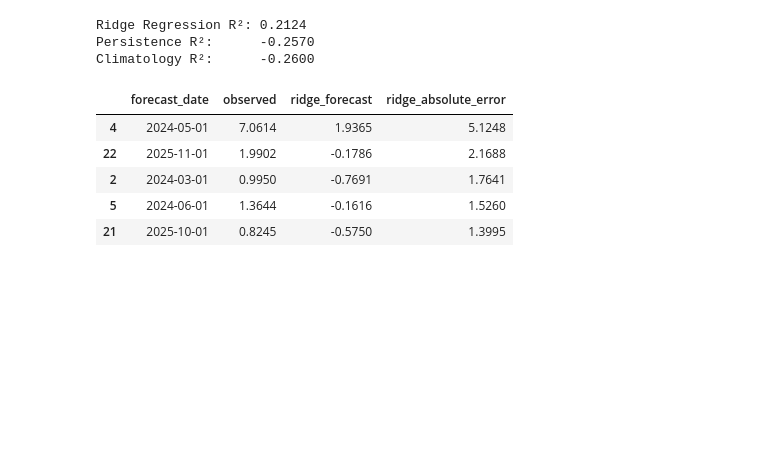
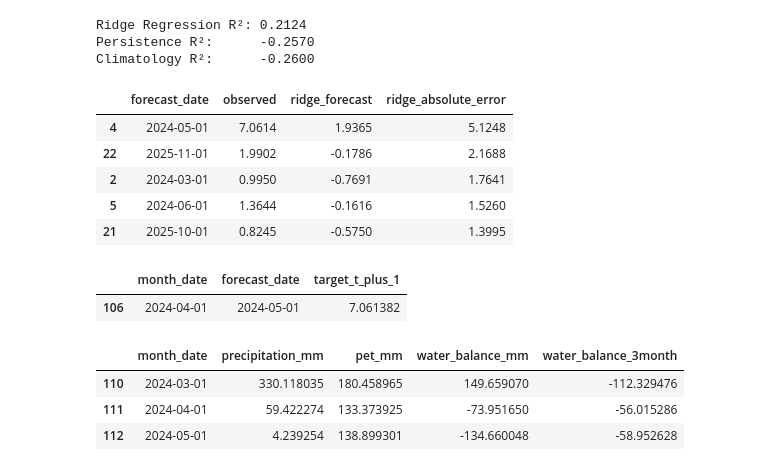
Before and after one commit to Paradise-theking/Eswatini-Water-Stress-ML, a Jupyter notebook: notebooks/06_sensitivity_and_anomaly_analysis_clean.ipynb, the cells around one changed output. Drawn from its saved outputs; the diff is of its cells as text; code cells hidden in the pictures; blank space fills up the shorter version.

```diff
--- a/notebooks/06_sensitivity_and_anomaly_analysis_clean.ipynb
+++ b/notebooks/06_sensitivity_and_anomaly_analysis_clean.ipynb
@@ -789,26 +1005,25 @@ display(
 | 5 | 2024-06-01 | 1.3644 | -0.1616 | 1.5260 |
 | 21 | 2025-10-01 | 0.8245 | -0.5750 | 1.3995 |
 # %%
-# Verify the modelling-dataset date alignment around May 2024
+# Verify target alignment and inspect the months used for the May 2024 SWBA
 
-alignment = df_model.loc[
-    df_model["forecast_date"].between(
-        "2024-04-01", "2024-06-01"
-    ),
+may_target = df_model.loc[
+    df_model["forecast_date"] == pd.Timestamp("2024-05-01"),
     ["month_date", "forecast_date", "target_t_plus_1"]
-].copy()
+]
+assert len(may_target) == 1
+assert may_target["month_date"].iloc[0] == pd.Timestamp("2024-04-01")
+display(may_target)
 
-print("Modelling dataset alignment around May 2024:")
-display(alignment)
-
-may_row = alignment.loc[
-    alignment["forecast_date"] == pd.Timestamp("2024-05-01")
+raw.loc[
+    raw["month_date"].between("2024-03-01", "2024-05-01"),
+    ["month_date", "precipitation_mm", "pet_mm", "water_balance_mm",
+     "water_balance_3month"]
 ]
-
-assert len(may_row) == 1
-assert may_row["month_date"].iloc[0] == pd.Timestamp("2024-04-01")
-
-print(
-    "\nPASS: The May 2024 target is stored on the row with "
-    "month_date April 2024 and forecast_date May 2024."
-)
+# %% [output]
+|  | month_date | forecast_date | target_t_plus_1 |
+| 106 | 2024-04-01 | 2024-05-01 | 7.061382 |
+|  | month_date | precipitation_mm | pet_mm | water_balance_mm | water_balance_3month |
+| 110 | 2024-03-01 | 330.118035 | 180.458965 | 149.659070 | -112.329476 |
+| 111 | 2024-04-01 | 59.422274 | 133.373925 | -73.951650 | -56.015286 |
+| 112 | 2024-05-01 | 4.239254 | 138.899301 | -134.660048 | -58.952628 |
```
Also changed, not shown: parts of 23 cells of this notebook, 2 other files.
